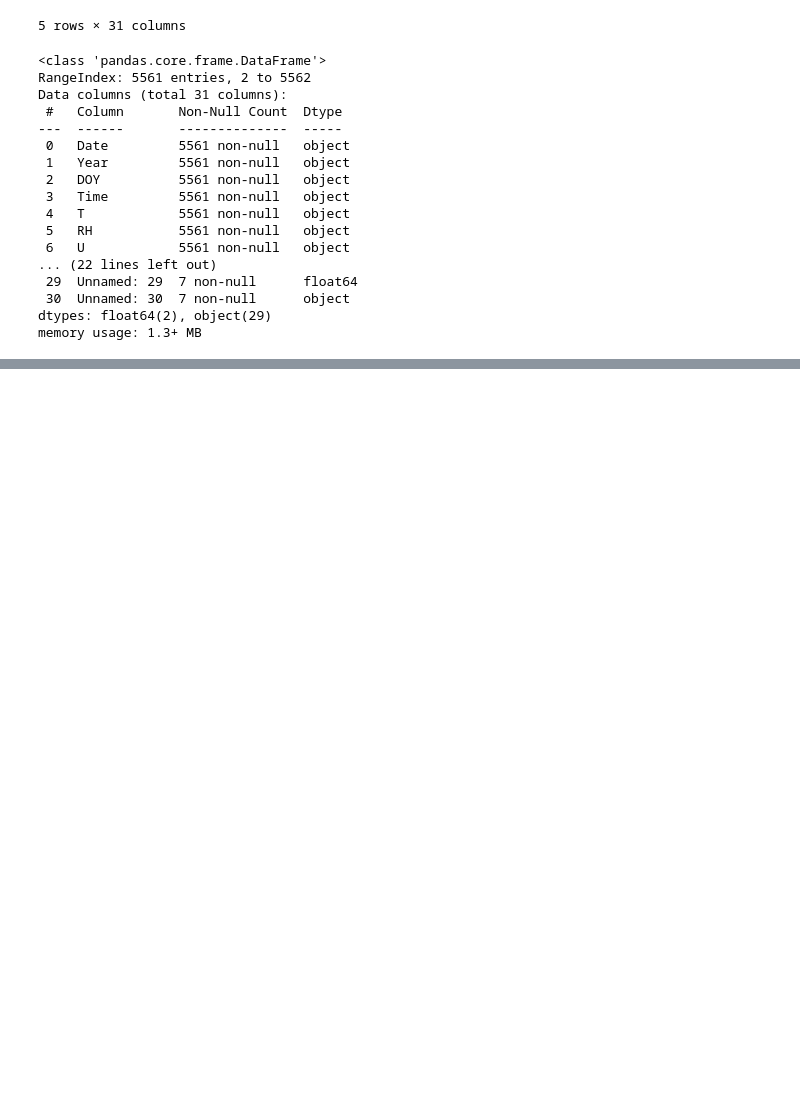
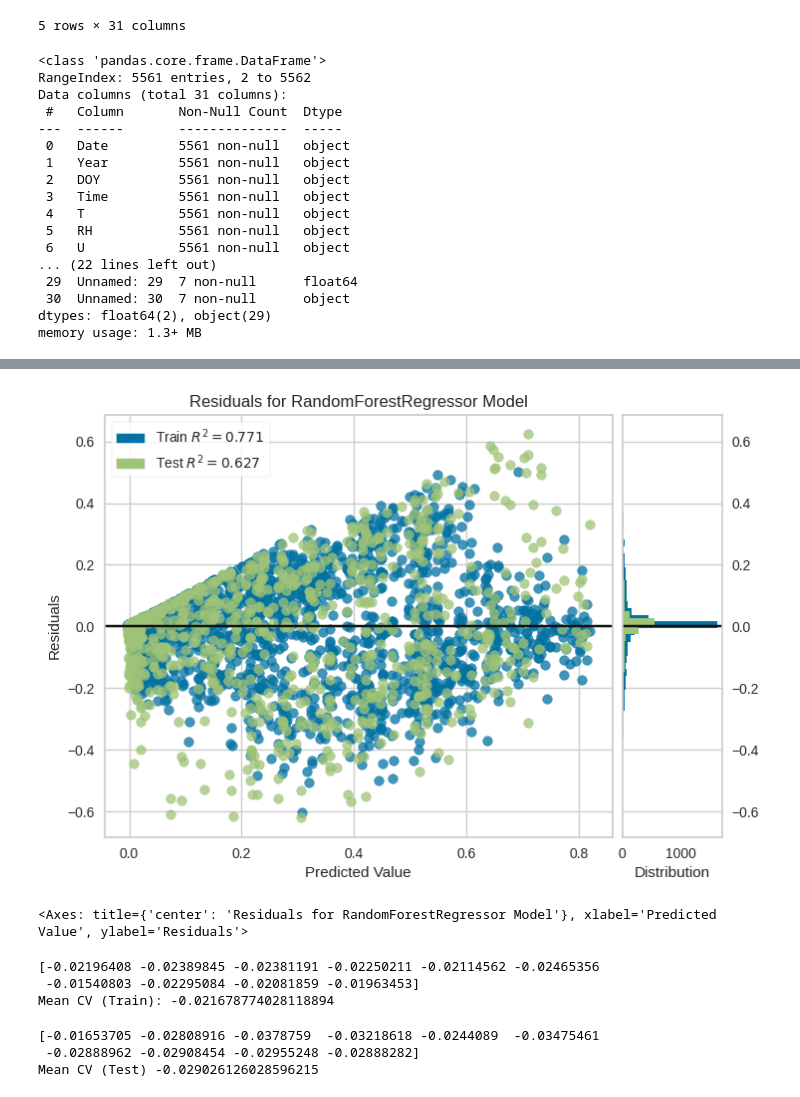
Before and after one commit to Aprilianiput21/TA_Model-ETp, a Jupyter notebook: RF_Tungkub_RS_&_T.ipynb, the cells around one changed output, grey strips where cells are left out. Saved outputs shown, nothing was run; the diff lists cells and outputs as text; code cells hidden in the pictures; blank space fills up the shorter version.

```diff
--- a/RF_Tungkub_RS_&_T.ipynb
+++ b/RF_Tungkub_RS_&_T.ipynb
@@ -108,0 +150,32 @@ plt.show()
+# %%
+#Plotting the residuals
+from yellowbrick.regressor import ResidualsPlot
+visualizer = ResidualsPlot(rf)
+visualizer.fit(X_train_reshaped, y_train)
+visualizer.score(X_test_reshaped, y_test)
+visualizer.poof()
+# %% [output]
+[figure, added]
+<Axes: title={'center': 'Residuals for RandomForestRegressor Model'}, xlabel='Predicted Value', ylabel='Residuals'>
+# %%
+# K Fold Cross Validation
+from sklearn.model_selection import cross_val_score
+#Training Model CV
+score_train = cross_val_score(rf, X_train_reshaped, y_train, scoring ='neg_mean_squared_error', cv = 10)
+print(score_train)
+#The mean score
+print('Mean CV (Train):', np.mean(score_train))
+# %% [output]
+[-0.02196408 -0.02389845 -0.02381191 -0.02250211 -0.02114562 -0.02465356
+ -0.01540803 -0.02295084 -0.02081859 -0.01963453]
+Mean CV (Train): -0.021678774028118894
+# %%
+#Testing Model CV
+score_test = cross_val_score(rf, X_test_reshaped, y_test, scoring ='neg_mean_squared_error', cv = 10)
+print(score_test)
+#The mean score test
+print('Mean CV (Test)', np.mean(score_test))
+# %% [output]
+[-0.01653705 -0.02808916 -0.0378759  -0.03218618 -0.0244089  -0.03475461
+ -0.02888962 -0.02908454 -0.02955248 -0.02888282]
+Mean CV (Test) -0.029026126028596215
```
Also changed, not shown: parts of 15 cells of this notebook.
